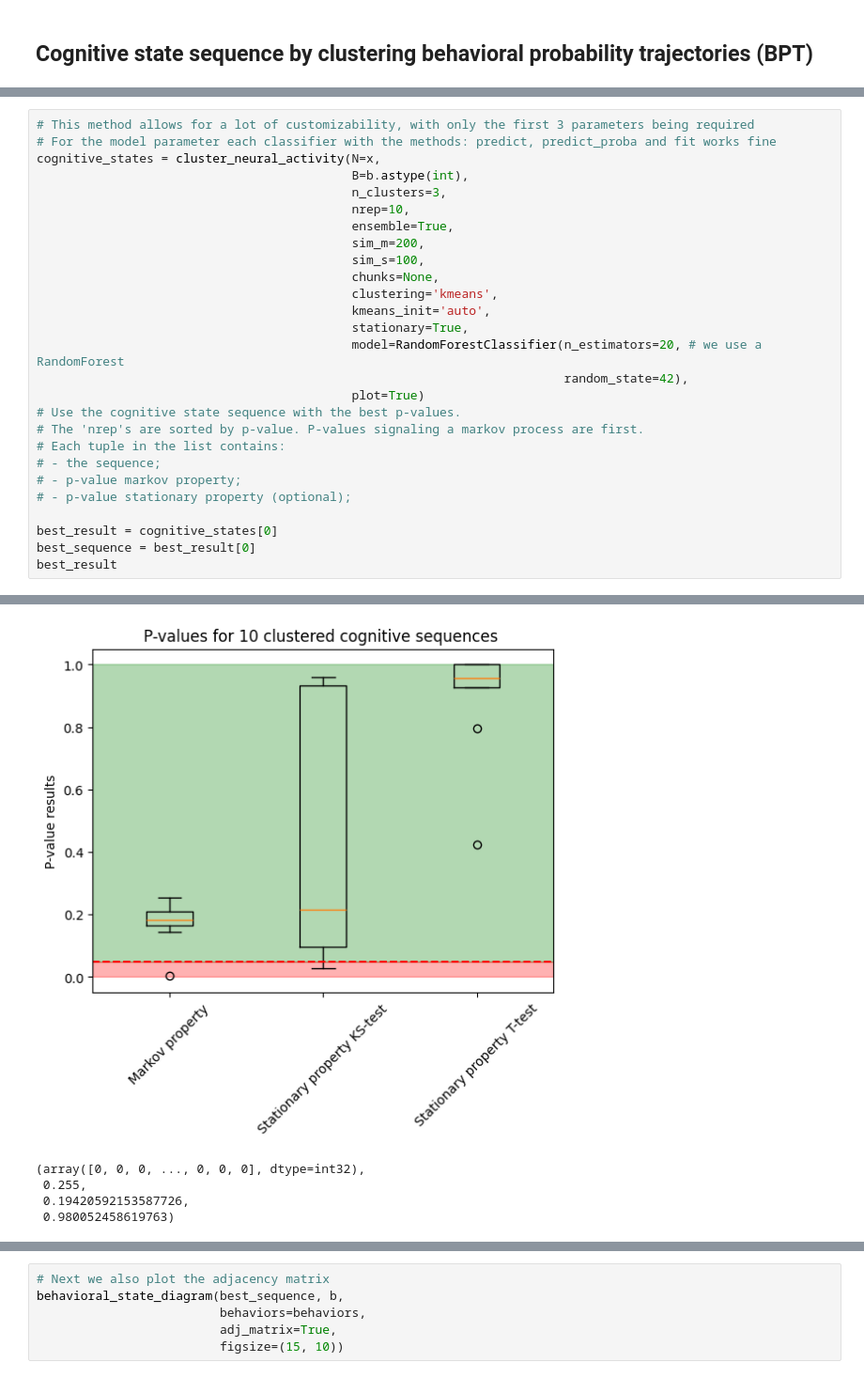
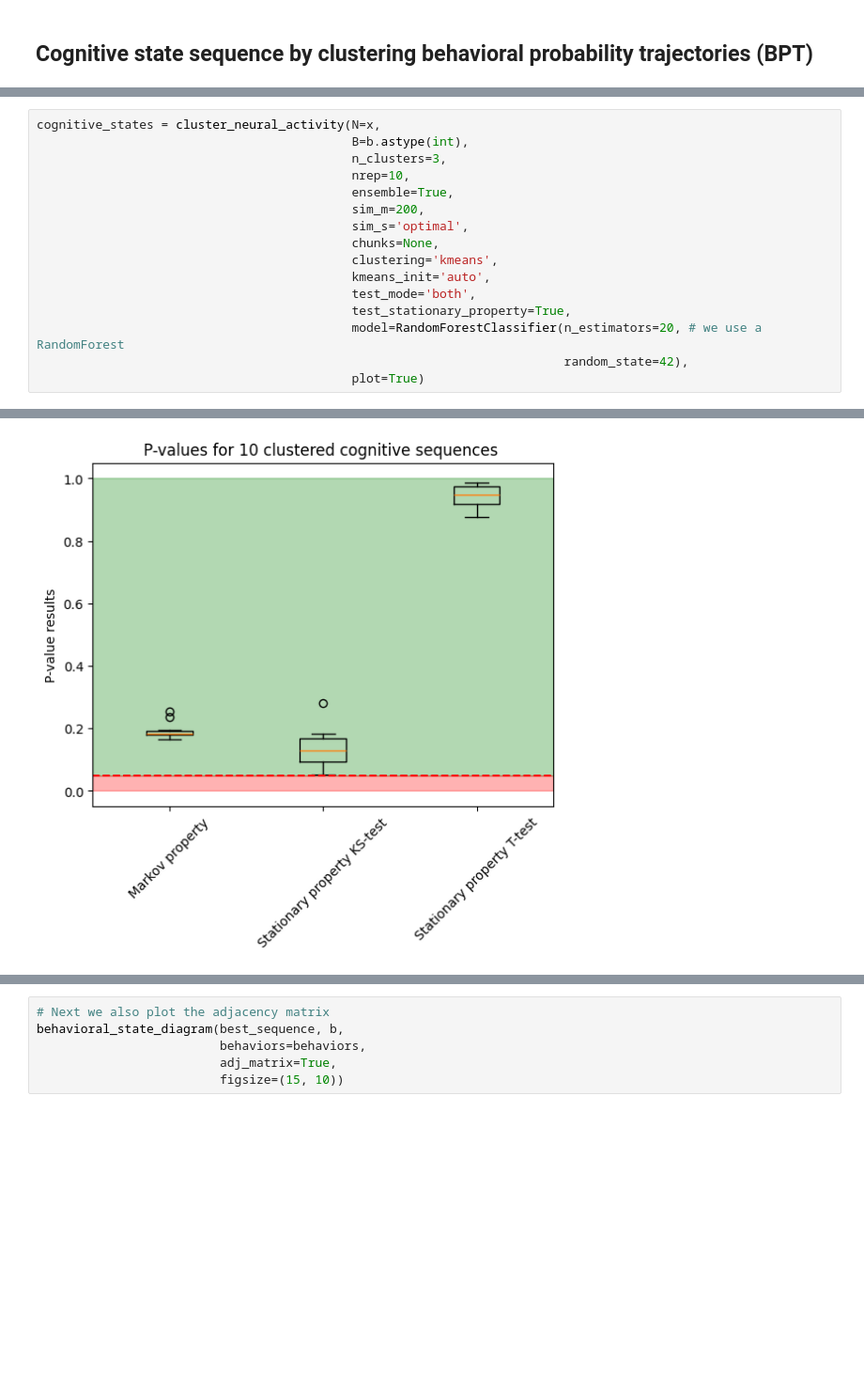
Before and after one commit to neuroinformatics-uni-vienna/NC-MCM, a Jupyter notebook: demos/cognitive_graphs.ipynb, the cells around one changed output, grey strips where cells are left out. Shown at 94% size. Saved outputs shown, nothing was run; the diff lists cells and outputs as text; blank space fills up the shorter version.

Commit message:
refactoring
- renamed methods
- added parameter to choose test mode
- redid cognitive graph notebook

```diff
--- a/demos/cognitive_graphs.ipynb
+++ b/demos/cognitive_graphs.ipynb
@@ -53,30 +56,19 @@ p
 # %%
-# This method allows for a lot of customizability, with only the first 3 parameters being required
-# For the model parameter each classifier with the methods: predict, predict_proba and fit works fine
 cognitive_states = cluster_neural_activity(N=x,
                                            B=b.astype(int),
                                            n_clusters=3,
                                            nrep=10,
                                            ensemble=True,
                                            sim_m=200,
-                                           sim_s=100,
+                                           sim_s='optimal',
                                            chunks=None,
                                            clustering='kmeans',
                                            kmeans_init='auto',
-                                           stationary=True,
+                                           test_mode='both',
+                                           test_stationary_property=True,
                                            model=RandomForestClassifier(n_estimators=20, # we use a RandomForest
                                                                         random_state=42),
                                            plot=True)
-# Use the cognitive state sequence with the best p-values.
-# The 'nrep's are sorted by p-value. P-values signaling a markov process are first.
-# Each tuple in the list contains:
-# - the sequence;
-# - p-value markov property;
-# - p-value stationary property (optional);
-
-best_result = cognitive_states[0]
-best_sequence = best_result[0]
-best_result
 # %% [output]
 Accuracy for full training data: 0.9993624481989162
 Testing markovianity for 3 clusters - repetition 1
@@ -92,5 +85 @@ Testing markovianity for 3 clusters - repetition 10
-[figure, old version]
+[figure, new version]
-(array([0, 0, 0, ..., 0, 0, 0], dtype=int32),
- 0.255,
- 0.19420592153587726,
- 0.980052458619763)
```
Also changed, not shown: parts of 19 cells of this notebook, 6 other files.
